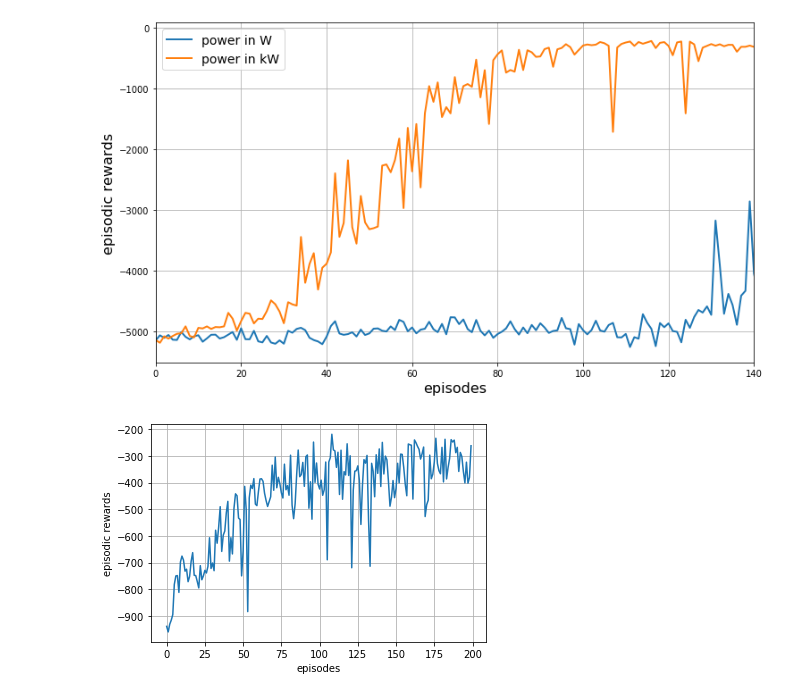
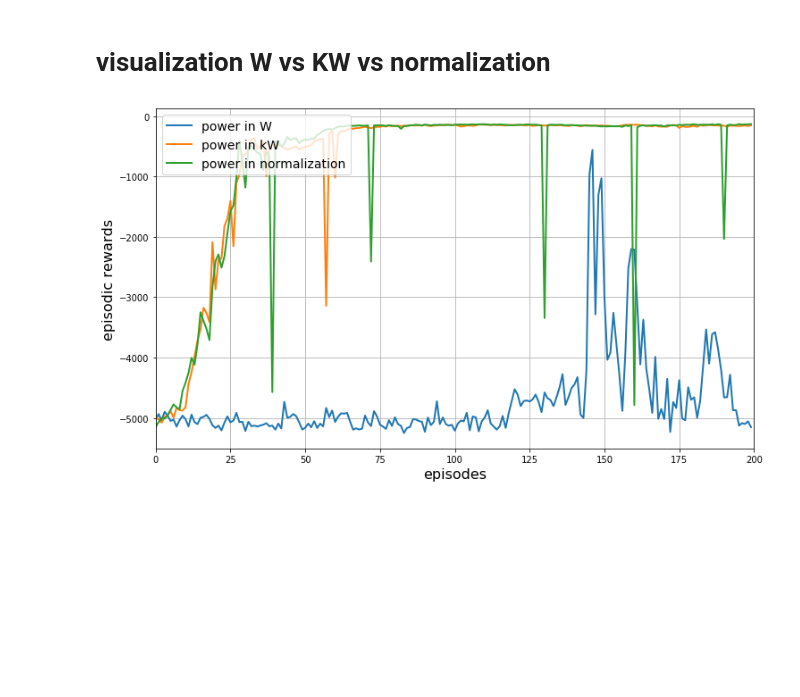
Before and after one commit to zidane89/experiment_essential_modelChange, a Jupyter notebook: DDQN3_ver2/post_process .ipynb, the cells around one changed output. Drawn from its saved outputs; the diff is of its cells as text; code cells hidden in the pictures; blank space fills up the shorter version.

```diff
--- a/DDQN3_ver2/post_process .ipynb
+++ b/DDQN3_ver2/post_process .ipynb
@@ -2,9 +2,9 @@
 import matplotlib.pyplot as plt
 import pickle
 # %%
-with open("DDQN3_1_mass1200.pkl", "rb") as f:
-    data1 = pickle.load(f)[10]
-with open("DDQN3_2_mass1200.pkl", "rb") as f:
-    data2 = pickle.load(f)[10]
-# with open("DDQN3_3_mass1200.pkl", "rb") as f:
-#     data3 = pickle.load(f)[10]
+with open("DDQN3_1.pkl", "rb") as f:
+    data_w = pickle.load(f)[10]
+with open("DDQN3_2.pkl", "rb") as f:
+    data_kw = pickle.load(f)[10]
+with open("DDQN3_3.pkl", "rb") as f:
+    data_norm = pickle.load(f)[10]
@@ -11,27 +27,17 @@ with open("DDQN3_2_mass1200.pkl", "rb") as f:
+# %% [markdown]
+# visualization W vs KW vs normalization
 # %%
 plt.figure(figsize=(12, 7))
-plt.plot(data1["rewards"], label="power in W", linewidth=2)
-plt.plot(data2["rewards"], label="power in kW", linewidth=2)
-# plt.plot(data3["rewards"], label="power normalized", linewidth=2)
+plt.plot(data_w["rewards"], label="power in W", linewidth=2)
+plt.plot(data_kw["rewards"], label="power in kW", linewidth=2)
+plt.plot(data_norm["rewards"], label="power in normalization", linewidth=2)
 
 plt.xlabel("episodes", fontsize=16)
 plt.ylabel("episodic rewards", fontsize=16)
-plt.xlim([0, 140])
+plt.xlim([0, 200])
 plt.legend(fontsize=14, loc="upper left")
 plt.grid()
 # plt.ylim([-1000, -250])
 plt.savefig("rewards_with_states.png")
 # %% [output]
-[figure, old version]
+[figure, new version]
-# %%
-rewards = results["rewards"]
-SOCs = results["SOCs"]
-
-
-plt.plot(rewards, label="rewards")
-plt.xlabel("episodes")
-plt.ylabel("episodic rewards")
-plt.grid()
-plt.savefig("results.png")
-# %% [output]
-[figure, removed]
```
Also changed, not shown: parts of 2 cells of this notebook, 7 other files.
